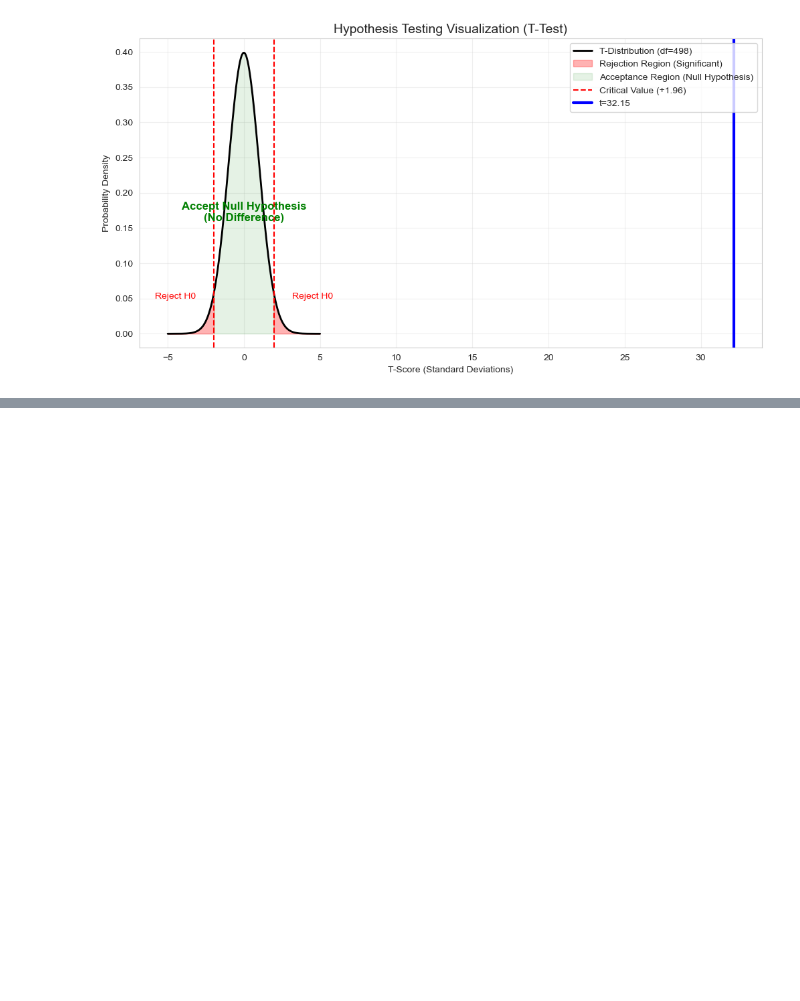
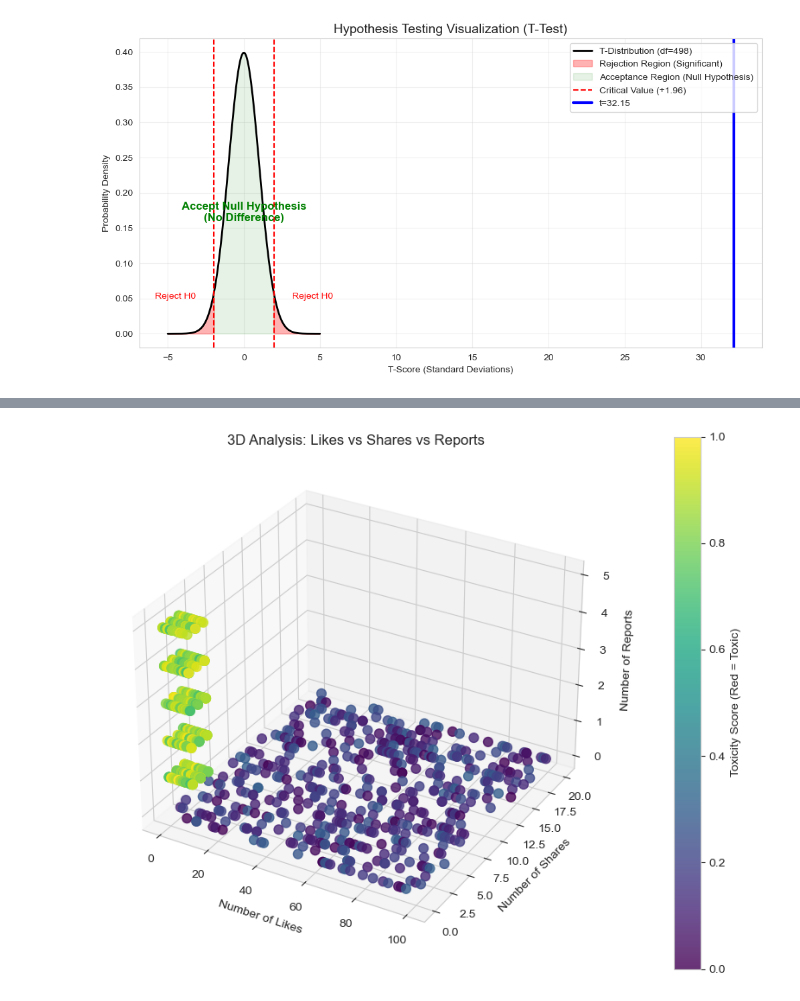
Before and after one commit to sn230305-beep/cyberbullying, a Jupyter notebook: project.ipynb, the cells around one changed output, grey strips where cells are left out. Saved outputs shown, nothing was run; the diff lists cells and outputs as text; code cells hidden in the pictures; blank space fills up the shorter version.

```diff
--- a/project.ipynb
+++ b/project.ipynb
@@ -251,17 +202,19 @@ except ValueError:
 # %%
 fig = plt.figure(figsize=(10, 8))
 ax = fig.add_subplot(111, projection='3d')
 sc = ax.scatter(df['num_likes'],
                 df['num_shares'],
                 df['num_reports'],
                 c=df['toxicity_score'],
                 cmap='viridis',
                 s=60,
                 alpha=0.8)
 ax.set_xlabel('Number of Likes')
 ax.set_ylabel('Number of Shares')
 ax.set_zlabel('Number of Reports')
 ax.set_title('3D Analysis: Likes vs Shares vs Reports')
 cbar = plt.colorbar(sc, pad=0.1)
-cbar.set_label('Toxicity Score')
+cbar.set_label('Toxicity Score (Red = Toxic)')
 plt.show()
+# %% [output]
+[figure, added]
```
Also changed, not shown: parts of 7 cells of this notebook, 1 other file.
